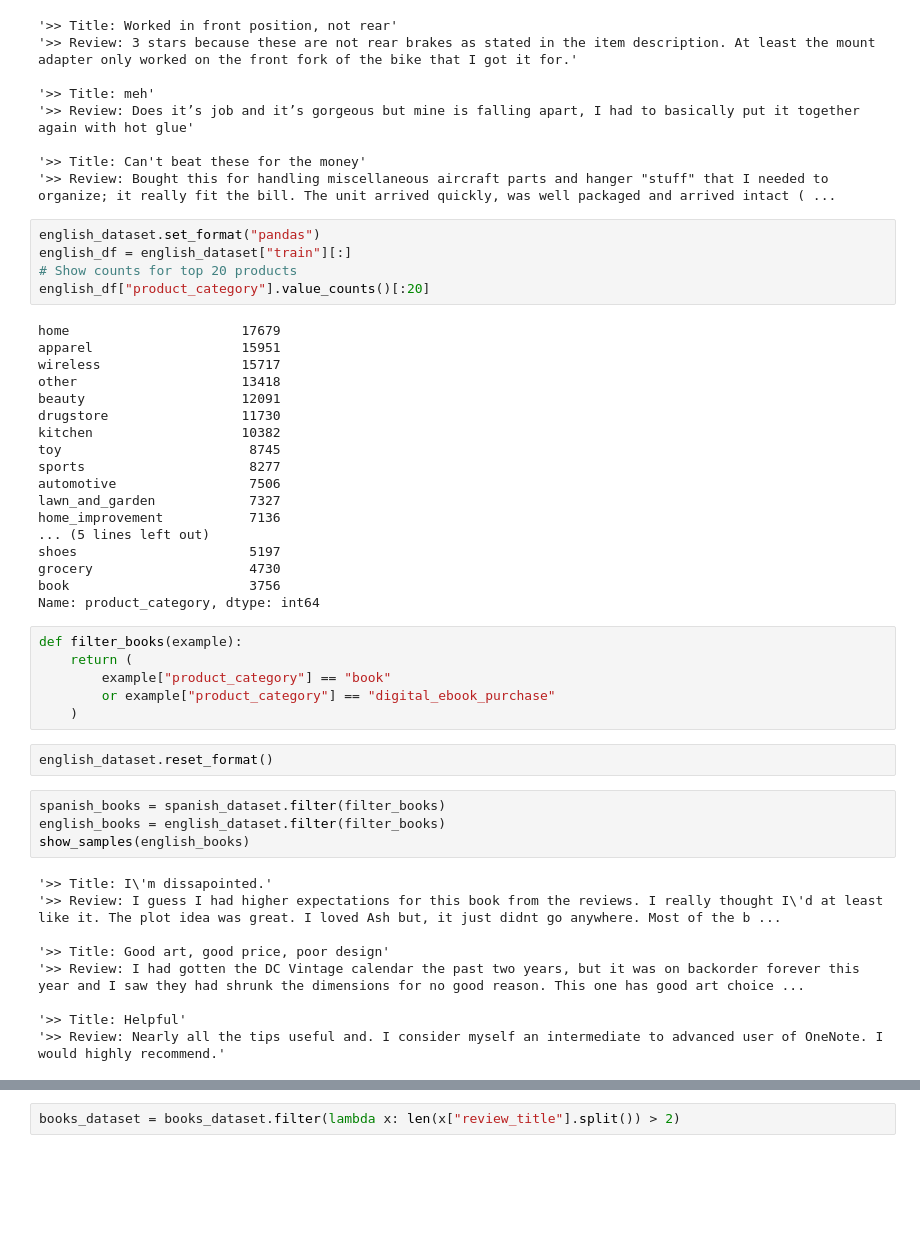
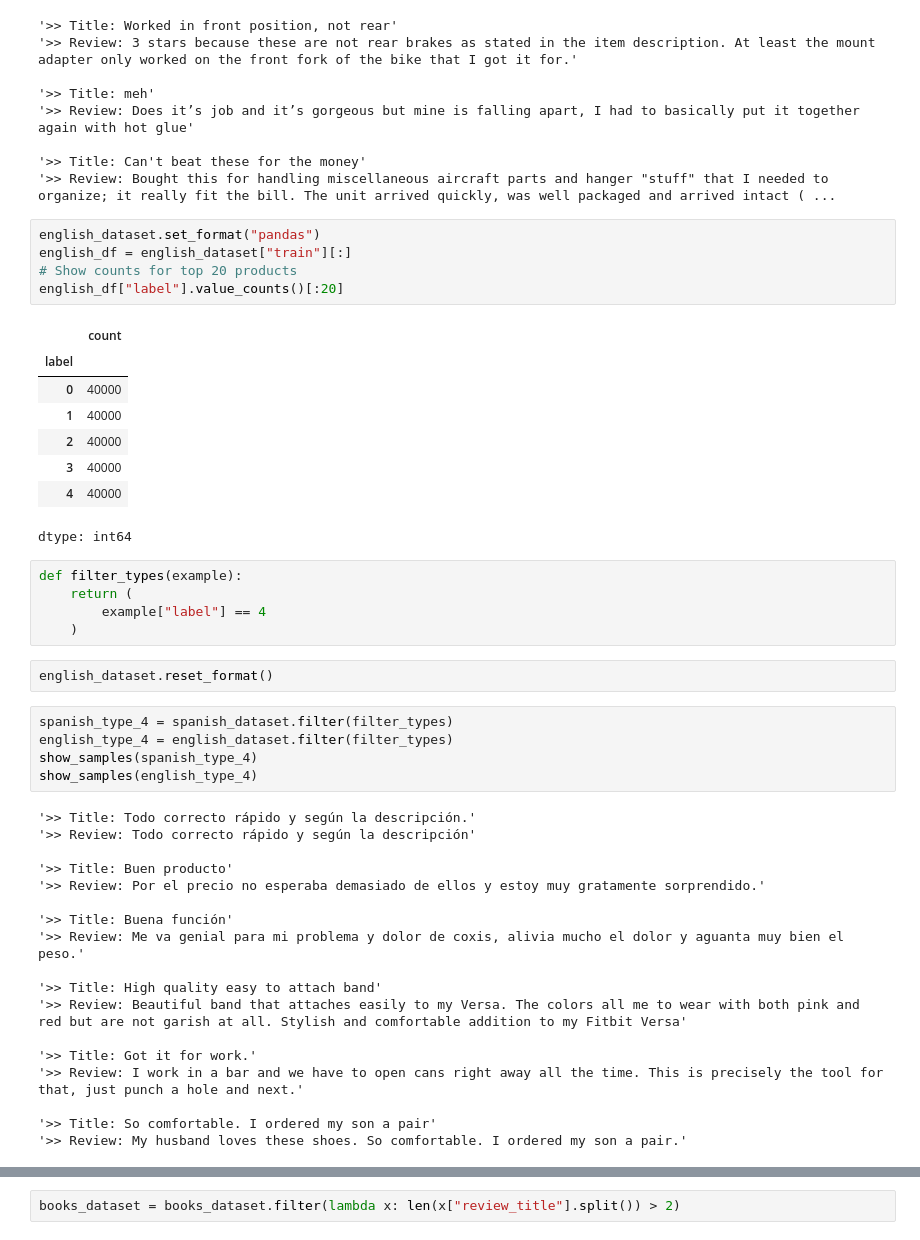
Before and after one commit to benitoals/MachineLearning, a Jupyter notebook: course/en/chapter7/section5_tf.ipynb, the cells around one changed output, grey strips where cells are left out. Saved outputs shown, nothing was run; the diff lists cells and outputs as text; blank space fills up the shorter version.

```diff
--- a/course/en/chapter7/section5_tf.ipynb
+++ b/course/en/chapter7/section5_tf.ipynb
@@ -93,47 +92,47 @@ show_samples(english_dataset)
 # %%
 english_dataset.set_format("pandas")
 english_df = english_dataset["train"][:]
 # Show counts for top 20 products
-english_df["product_category"].value_counts()[:20]
+english_df["label"].value_counts()[:20]
 # %% [output]
+|  | count |
+| label |  |
+| 0 | 40000 |
+| 1 | 40000 |
+| 2 | 40000 |
+| 3 | 40000 |
+| 4 | 40000 |
-home                      17679
-apparel                   15951
-wireless                  15717
-other                     13418
-beauty                    12091
-drugstore                 11730
-kitchen                   10382
-toy                        8745
-sports                     8277
-automotive                 7506
-lawn_and_garden            7327
-home_improvement           7136
-... (5 lines left out)
-shoes                      5197
-grocery                    4730
-book                       3756
-Name: product_category, dtype: int64
+dtype: int64
-# %%
-def filter_books(example):
-    return (
-        example["product_category"] == "book"
-        or example["product_category"] == "digital_ebook_purchase"
-    )
+# %%
+def filter_types(example):
+    return (
+        example["label"] == 4
+    )
 # %%
 english_dataset.reset_format()
 # %%
-spanish_books = spanish_dataset.filter(filter_books)
-english_books = english_dataset.filter(filter_books)
-show_samples(english_books)
+spanish_type_4 = spanish_dataset.filter(filter_types)
+english_type_4 = english_dataset.filter(filter_types)
+show_samples(spanish_type_4)
+show_samples(english_type_4)
 # %% [output]
-'>> Title: I\'m dissapointed.'
-'>> Review: I guess I had higher expectations for this book from the reviews. I really thought I\'d at least like it. The plot idea was great. I loved Ash but, it just didnt go anywhere. Most of the b ...
+'>> Title: Todo correcto rápido y según la descripción.'
+'>> Review: Todo correcto rápido y según la descripción'
 
-'>> Title: Good art, good price, poor design'
-'>> Review: I had gotten the DC Vintage calendar the past two years, but it was on backorder forever this year and I saw they had shrunk the dimensions for no good reason. This one has good art choice ...
+'>> Title: Buen producto'
+'>> Review: Por el precio no esperaba demasiado de ellos y estoy muy gratamente sorprendido.'
 
-'>> Title: Helpful'
-'>> Review: Nearly all the tips useful and. I consider myself an intermediate to advanced user of OneNote. I would highly recommend.'
+'>> Title: Buena función'
+'>> Review: Me va genial para mi problema y dolor de coxis, alivia mucho el dolor y aguanta muy bien el peso.'
+
+'>> Title: High quality easy to attach band'
+'>> Review: Beautiful band that attaches easily to my Versa. The colors all me to wear with both pink and red but are not garish at all. Stylish and comfortable addition to my Fitbit Versa'
+
+'>> Title: Got it for work.'
+'>> Review: I work in a bar and we have to open cans right away all the time. This is precisely the tool for that, just punch a hole and next.'
+
+'>> Title: So comfortable. I ordered my son a pair'
+'>> Review: My husband loves these shoes. So comfortable. I ordered my son a pair.'
 # %%
 from datasets import concatenate_datasets, DatasetDict
 
```
Also changed, not shown: parts of 6 cells of this notebook.
